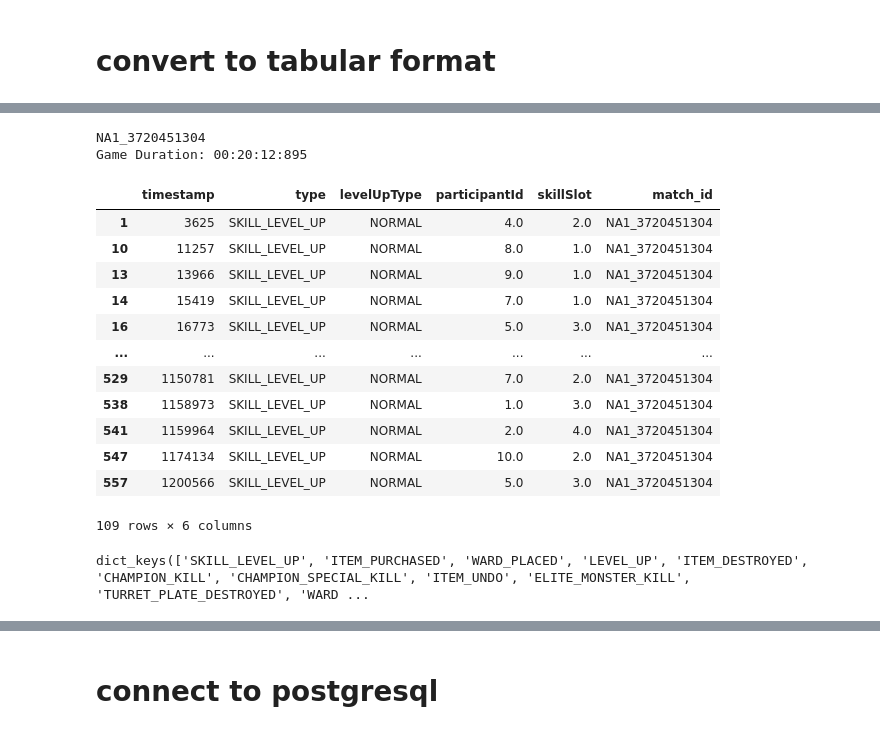
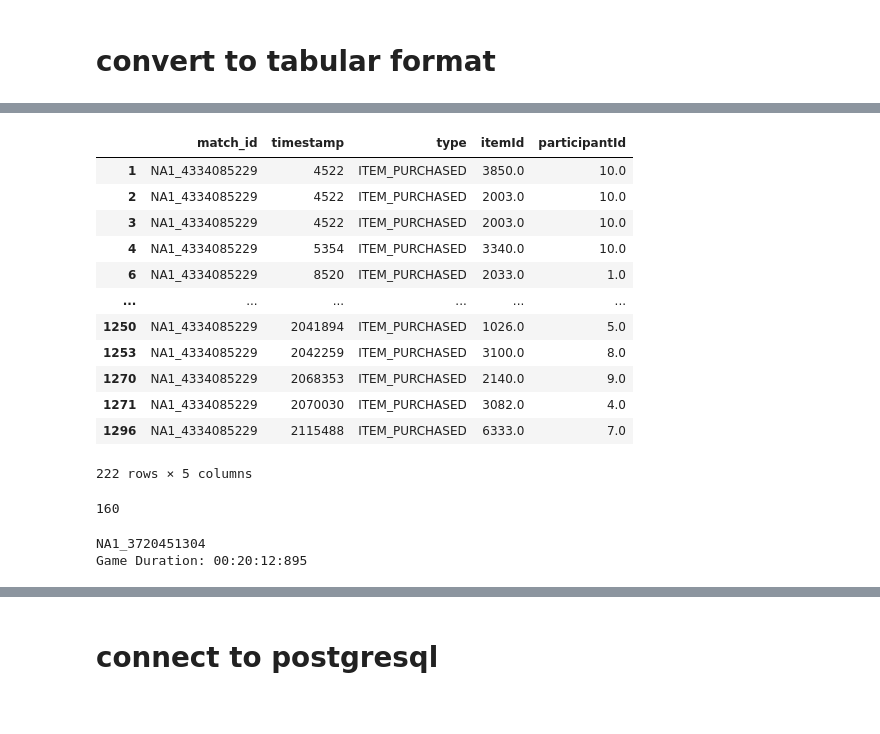
Before and after one commit to Nolasaurus/LoL_data_pipeline, a Jupyter notebook: data_pipeline.ipynb, the cells around one changed output, grey strips where cells are left out. Saved outputs shown, nothing was run; the diff lists cells and outputs as text; code cells hidden in the pictures.

```diff
--- a/data_pipeline.ipynb
+++ b/data_pipeline.ipynb
@@ -122,3 +211,23 @@ for match_id in selected_match_ids_list:
+# %%
+extracted_tables[0]['ITEM_PURCHASED']
+# %% [output]
+|  | match_id | timestamp | type | itemId | participantId |
+| 1 | NA1_4334085229 | 4522 | ITEM_PURCHASED | 3850.0 | 10.0 |
+| 2 | NA1_4334085229 | 4522 | ITEM_PURCHASED | 2003.0 | 10.0 |
+| 3 | NA1_4334085229 | 4522 | ITEM_PURCHASED | 2003.0 | 10.0 |
+| 4 | NA1_4334085229 | 5354 | ITEM_PURCHASED | 3340.0 | 10.0 |
+| 6 | NA1_4334085229 | 8520 | ITEM_PURCHASED | 2033.0 | 1.0 |
+| ... | ... | ... | ... | ... | ... |
+| 1250 | NA1_4334085229 | 2041894 | ITEM_PURCHASED | 1026.0 | 5.0 |
+| 1253 | NA1_4334085229 | 2042259 | ITEM_PURCHASED | 3100.0 | 8.0 |
+| 1270 | NA1_4334085229 | 2068353 | ITEM_PURCHASED | 2140.0 | 9.0 |
+| 1271 | NA1_4334085229 | 2070030 | ITEM_PURCHASED | 3082.0 | 4.0 |
+| 1296 | NA1_4334085229 | 2115488 | ITEM_PURCHASED | 6333.0 | 7.0 |
+222 rows × 5 columns
+# %%
+len(extracted_tables)
+# %% [output]
+160
 # %%
 from extract_events_from_timeline import extract_events_from_timeline
 import json
@@ -163,25 +268,3 @@ print(f"Game Duration: 00:{int(game_length_ms/60000)}:{int((game_length_ms%60000
 # %% [output]
 NA1_3720451304
 Game Duration: 00:20:12:895
-# %%
-events_dict['SKILL_LEVEL_UP']
-# %% [output]
-|  | timestamp | type | levelUpType | participantId | skillSlot | match_id |
-| 1 | 3625 | SKILL_LEVEL_UP | NORMAL | 4.0 | 2.0 | NA1_3720451304 |
-| 10 | 11257 | SKILL_LEVEL_UP | NORMAL | 8.0 | 1.0 | NA1_3720451304 |
-| 13 | 13966 | SKILL_LEVEL_UP | NORMAL | 9.0 | 1.0 | NA1_3720451304 |
-| 14 | 15419 | SKILL_LEVEL_UP | NORMAL | 7.0 | 1.0 | NA1_3720451304 |
-| 16 | 16773 | SKILL_LEVEL_UP | NORMAL | 5.0 | 3.0 | NA1_3720451304 |
-| ... | ... | ... | ... | ... | ... | ... |
-| 529 | 1150781 | SKILL_LEVEL_UP | NORMAL | 7.0 | 2.0 | NA1_3720451304 |
-| 538 | 1158973 | SKILL_LEVEL_UP | NORMAL | 1.0 | 3.0 | NA1_3720451304 |
-| 541 | 1159964 | SKILL_LEVEL_UP | NORMAL | 2.0 | 4.0 | NA1_3720451304 |
-| 547 | 1174134 | SKILL_LEVEL_UP | NORMAL | 10.0 | 2.0 | NA1_3720451304 |
-| 557 | 1200566 | SKILL_LEVEL_UP | NORMAL | 5.0 | 3.0 | NA1_3720451304 |
-109 rows × 6 columns
-# %%
-len(list(events_dict.keys())[1:])
-len(list(events_dict.keys()))
-events_dict.keys()
-# %% [output]
-dict_keys(['SKILL_LEVEL_UP', 'ITEM_PURCHASED', 'WARD_PLACED', 'LEVEL_UP', 'ITEM_DESTROYED', 'CHAMPION_KILL', 'CHAMPION_SPECIAL_KILL', 'ITEM_UNDO', 'ELITE_MONSTER_KILL', 'TURRET_PLATE_DESTROYED', 'WARD ...
```
Also changed, not shown: parts of 4 cells of this notebook.
